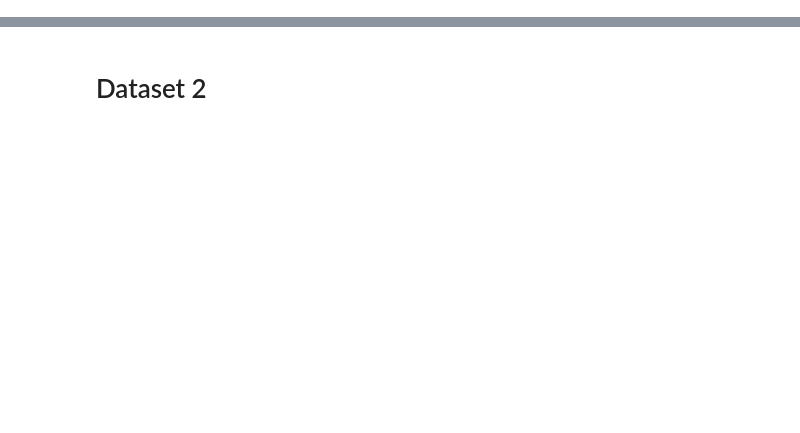
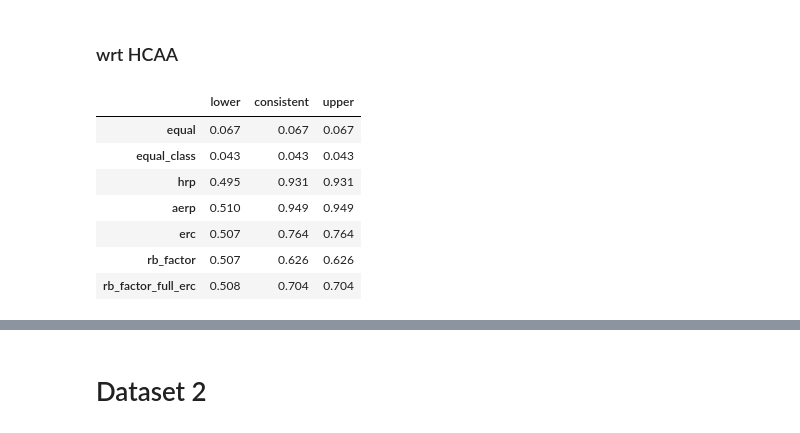
Before and after one commit to QuantLet/EmbeddingPortfolio, a Jupyter notebook: SPA Test.ipynb, the cells around one changed output, grey strips where cells are left out. Saved outputs shown, nothing was run; the diff lists cells and outputs as text; code cells hidden in the pictures; blank space fills up the shorter version.

```diff
--- a/SPA Test.ipynb
+++ b/SPA Test.ipynb
@@ -76,0 +38,20 @@ aeerc
+# %% [markdown]
+### wrt HCAA
+# %%
+test_res = []
+for c in returns.columns:
+    spa = SPA(-returns["hcaa"], -returns[c], block_size=60, bootstrap="stationary", seed=1234)
+    spa.compute()
+    test_res.append(spa.pvalues)
+
+test_res = pd.DataFrame(test_res, index = returns.columns).drop("hcaa")
+test_res
+# %% [output]
+|  | lower | consistent | upper |
+| equal | 0.067 | 0.067 | 0.067 |
+| equal_class | 0.043 | 0.043 | 0.043 |
+| hrp | 0.495 | 0.931 | 0.931 |
+| aerp | 0.510 | 0.949 | 0.949 |
+| erc | 0.507 | 0.764 | 0.764 |
+| rb_factor | 0.507 | 0.626 | 0.626 |
+| rb_factor_full_erc | 0.508 | 0.704 | 0.704 |
```
Also changed, not shown: parts of 13 cells of this notebook, 3 other files.
